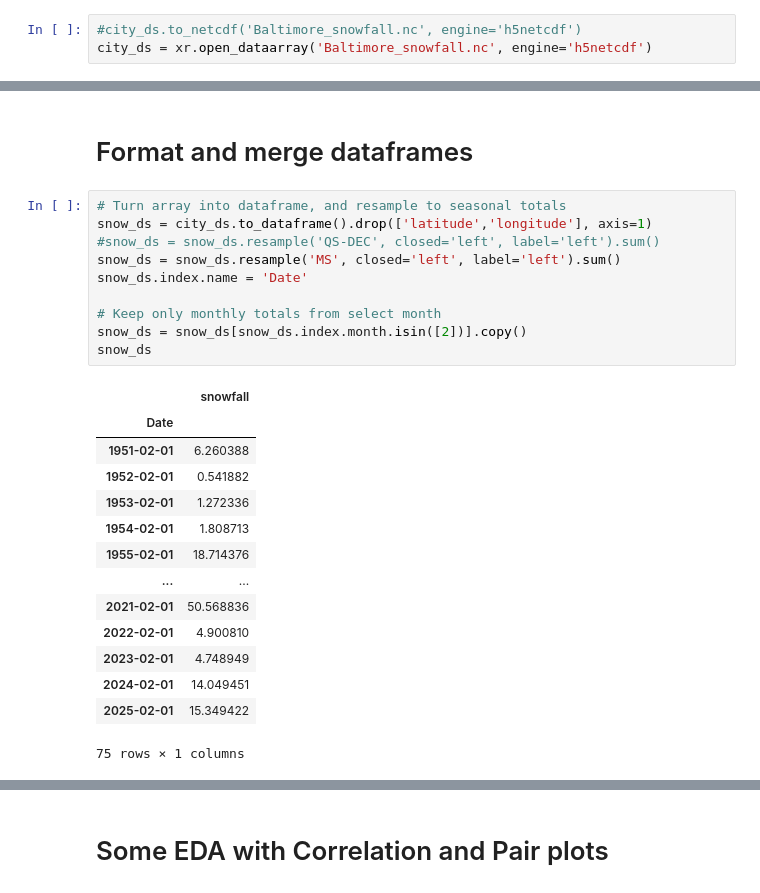
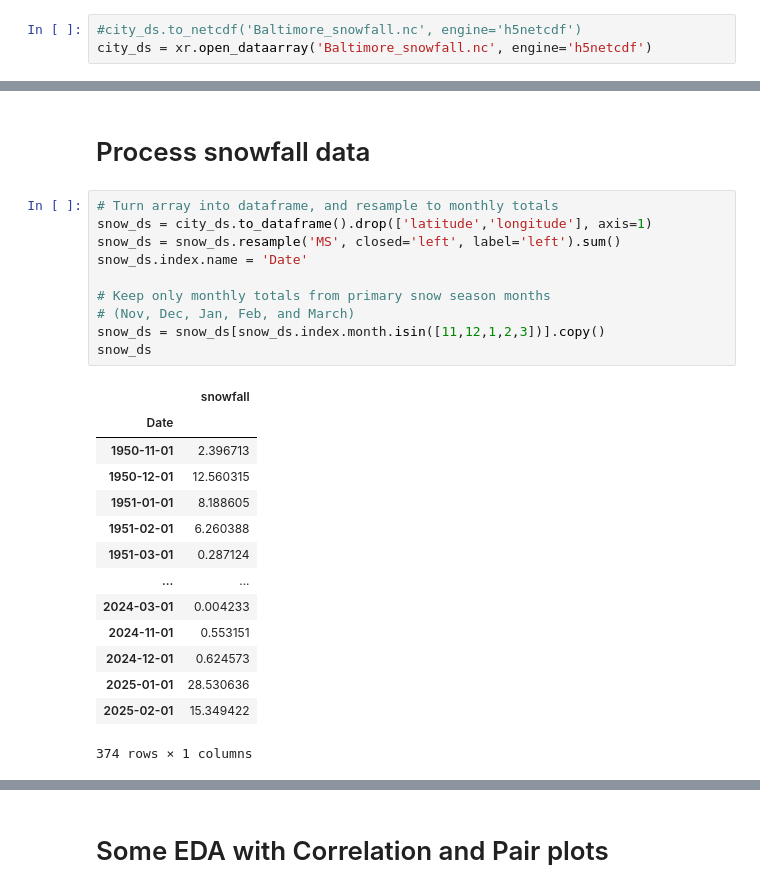
Before and after one commit to domenicbrooks33/ATMS-523-Final-Project-Module-8, a Jupyter notebook: data_preprocessing.ipynb, the cells around one changed output, grey strips where cells are left out. Drawn from its saved outputs; the diff is of its cells as text.

```diff
--- a/data_preprocessing.ipynb
+++ b/data_preprocessing.ipynb
@@ -221,27 +238,27 @@ city_ds = xr.open_dataarray('Baltimore_snowfall.nc', engine='h5netcdf')
 # %% [markdown]
-# Format and merge dataframes
+# Process snowfall data
 # %%
-# Turn array into dataframe, and resample to seasonal totals
+# Turn array into dataframe, and resample to monthly totals
 snow_ds = city_ds.to_dataframe().drop(['latitude','longitude'], axis=1)
-#snow_ds = snow_ds.resample('QS-DEC', closed='left', label='left').sum()
 snow_ds = snow_ds.resample('MS', closed='left', label='left').sum()
 snow_ds.index.name = 'Date'
 
-# Keep only monthly totals from select month
-snow_ds = snow_ds[snow_ds.index.month.isin([2])].copy()
+# Keep only monthly totals from primary snow season months
+# (Nov, Dec, Jan, Feb, and March)
+snow_ds = snow_ds[snow_ds.index.month.isin([11,12,1,2,3])].copy()
 snow_ds
 # %% [output]
 |  | snowfall |
 | Date |  |
+| 1950-11-01 | 2.396713 |
+| 1950-12-01 | 12.560315 |
+| 1951-01-01 | 8.188605 |
 | 1951-02-01 | 6.260388 |
-| 1952-02-01 | 0.541882 |
-| 1953-02-01 | 1.272336 |
-| 1954-02-01 | 1.808713 |
-| 1955-02-01 | 18.714376 |
+| 1951-03-01 | 0.287124 |
 | ... | ... |
-| 2021-02-01 | 50.568836 |
-| 2022-02-01 | 4.900810 |
-| 2023-02-01 | 4.748949 |
-| 2024-02-01 | 14.049451 |
+| 2024-03-01 | 0.004233 |
+| 2024-11-01 | 0.553151 |
+| 2024-12-01 | 0.624573 |
+| 2025-01-01 | 28.530636 |
 | 2025-02-01 | 15.349422 |
-75 rows × 1 columns
+374 rows × 1 columns
```
Also changed, not shown: parts of 33 cells of this notebook, 1 other file.
